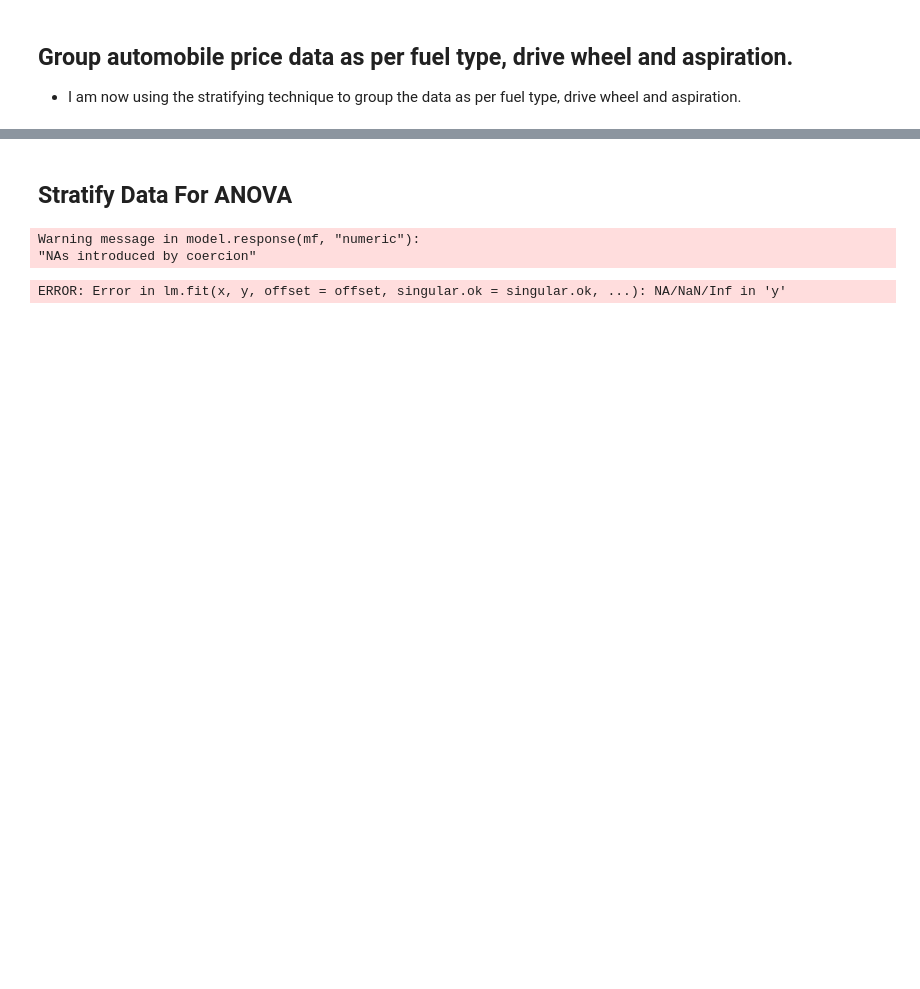
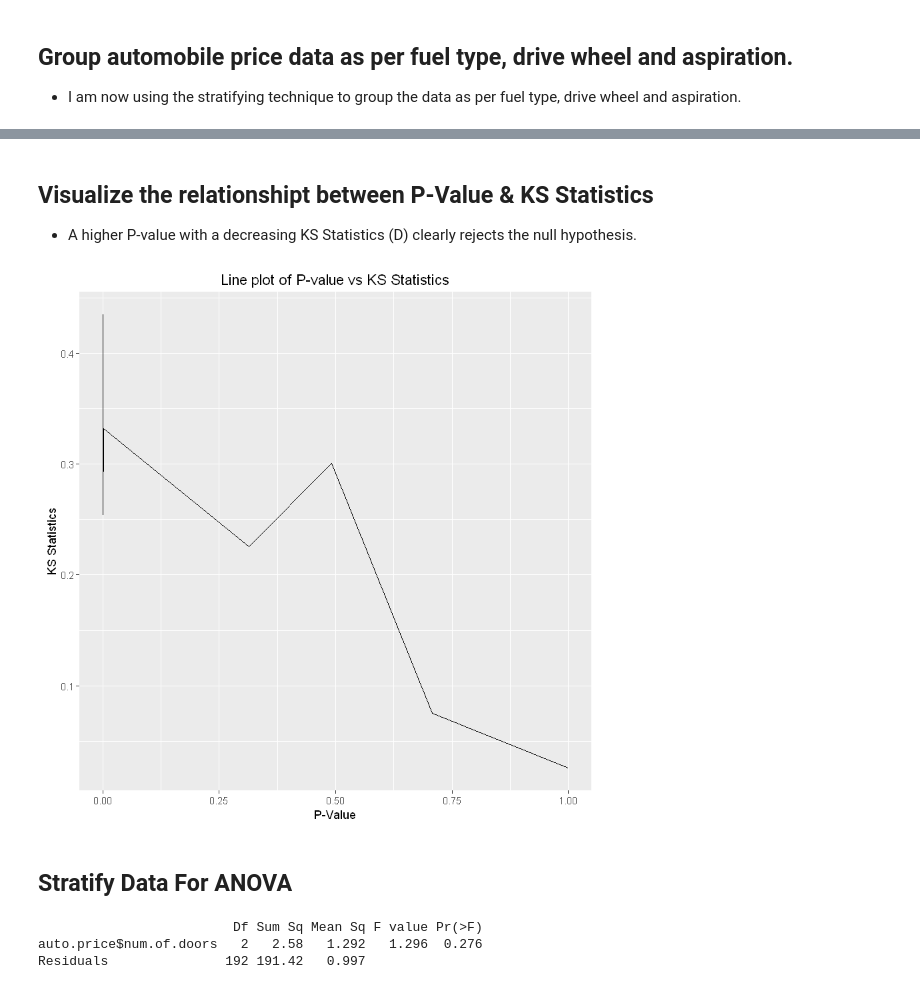
Before and after one commit to samir72/MethodsofDataAnalysis, a Jupyter notebook: Lecture4/Assignment4.ipynb, the cells around one changed output, grey strips where cells are left out. Drawn from its saved outputs; the diff is of its cells as text; code cells hidden in the pictures; blank space fills up the shorter version.

```diff
--- a/Lecture4/Assignment4.ipynb
+++ b/Lecture4/Assignment4.ipynb
@@ -236,0 +264,36 @@ sample estimates:
+# %%
+#K-S Test
+#Gauge impact of fuel type on price
+ks_df <- data.frame()
+ks_logpricegroupedbyfueltypegas <- ks.test(logpricegroupedbyfueltypegas$normalized_logprice, auto.price$normalized_logprice)
+ks_logpricegroupedbyfueltypegas
+ks_df[1,1] <- ks_logpricegroupedbyfueltypegas$p.value
+ks_df[1,2] <- ks_logpricegroupedbyfueltypegas$statistic
+ks_logpricegroupedbyfueltypediesel <- ks.test(logpricegroupedbyfueltypediesel$normalized_logprice, auto.price$normalized_logprice)
+ks_logpricegroupedbyfueltypediesel
+ks_df[2,1] <- ks_logpricegroupedbyfueltypediesel$p.value
+ks_df[2,2] <- ks_logpricegroupedbyfueltypediesel$statistic
+#Gauge impact of drive wheel on price
+ks_logpricegroupedbydrivewheel4wd <- ks.test(logpricegroupedbydrivewheel4wd$normalized_logprice, auto.price$normalized_logprice)
+ks_logpricegroupedbydrivewheel4wd
+ks_df[3,1] <- ks_logpricegroupedbydrivewheel4wd$p.value
+ks_df[3,2] <- ks_logpricegroupedbydrivewheel4wd$statistic
+ks_logpricegroupedbydrivewheelfwd <- ks.test(logpricegroupedbydrivewheelfwd$normalized_logprice, auto.price$normalized_logprice)
+ks_logpricegroupedbydrivewheelfwd
+ks_df[4,1] <- ks_logpricegroupedbydrivewheelfwd$p.value
+ks_df[4,2] <- ks_logpricegroupedbydrivewheelfwd$statistic
+ks_logpricegroupedbydrivewheelrwd <- ks.test(logpricegroupedbydrivewheelrwd$normalized_logprice, auto.price$normalized_logprice)
+ks_logpricegroupedbydrivewheelrwd
+ks_df[5,1] <- ks_logpricegroupedbydrivewheelrwd$p.value
+ks_df[5,2] <- ks_logpricegroupedbydrivewheelrwd$statistic
+#Gauge impact of aspiration on price
+ks_logpricegroupedbyaspirationstd <- ks.test(logpricegroupedbyaspirationstd$normalized_logprice, auto.price$normalized_logprice)
+ks_logpricegroupedbyaspirationstd
+ks_df[6,1] <- ks_logpricegroupedbyaspirationstd$p.value
+ks_df[6,2] <- ks_logpricegroupedbyaspirationstd$statistic
+ks_logpricegroupedbyaspirationsturbo <- ks.test(logpricegroupedbyaspirationsturbo$normalized_logprice, auto.price$normalized_logprice)
+ks_logpricegroupedbyaspirationsturbo
+ks_df[7,1] <- ks_logpricegroupedbyaspirationsturbo$p.value
+ks_df[7,2] <- ks_logpricegroupedbyaspirationsturbo$statistic
+headers <-c("pvalue","statistic")
+names(ks_df) <- headers
@@ -237,3 +350,11 @@ sample estimates:
+# %% [markdown]
+## Visualize the relationshipt between P-Value & KS Statistics
+- A higher P-value with a decreasing KS Statistics (D) clearly rejects the null hypothesis.
+# %%
+ggplot(ks_df, aes(ks_df$pvalue, ks_df$statistic)) + geom_line() + ggtitle('Line plot of P-value vs KS Statistics') +
+xlab('P-Value') + ylab('KS Statistics')
+# %% [output]
+[figure, added]
 # %% [markdown]
 ## Stratify Data For ANOVA
 # %%
@@ -242,9 +363,9 @@ stratified_pricedoors = auto.price %>% group_by(num.of.doors) %>% filter(num.of.
 #Group by body style
 stratified_pricebody = auto.price %>% group_by(body.style) %>% sample_n(n, replace = FALSE)
 # %%
-df_aov_body = aov(body.style ~ normalized_logprice, data = stratified_pricebody)
-df_aov_doors = aov(num.of.doors ~ normalized_logprice, data = stratified_pricedoors)
+df_aov_door = aov(auto.price$normalized_logprice ~ auto.price$num.of.doors, data = stratified_pricedoors)
+summary(df_aov_door)
 # %% [output]
-Warning message in model.response(mf, "numeric"):
-"NAs introduced by coercion"
+                         Df Sum Sq Mean Sq F value Pr(>F)
+auto.price$num.of.doors   2   2.58   1.292   1.296  0.276
+Residuals               192 191.42   0.997
-ERROR: Error in lm.fit(x, y, offset = offset, singular.ok = singular.ok, ...): NA/NaN/Inf in 'y'
```
Also changed, not shown: parts of 11 cells of this notebook, 1 other file.
